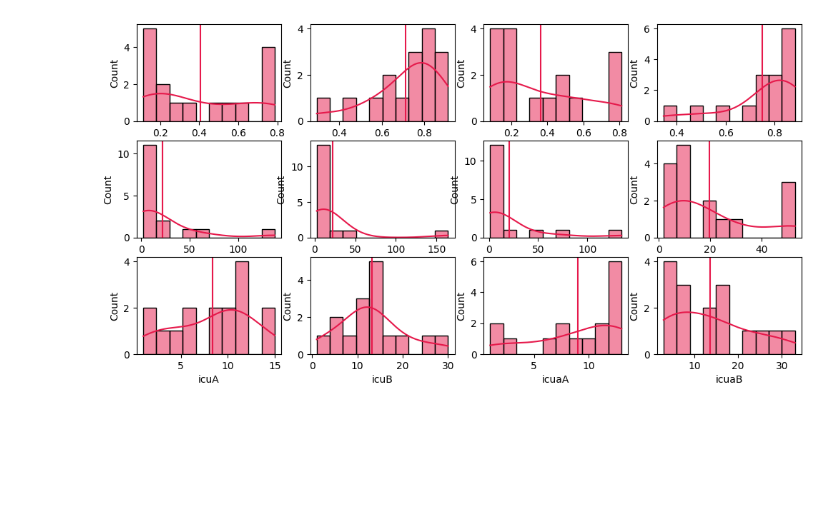
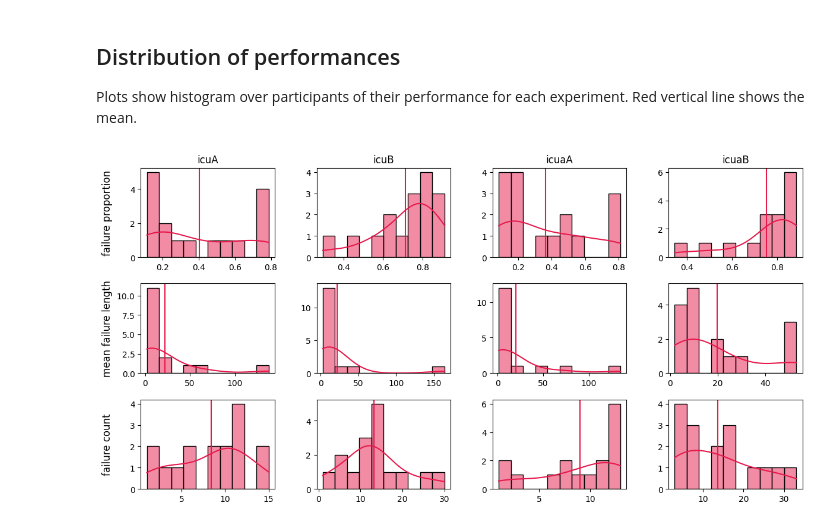
Before and after one commit to dicelab-rhul/icua-data-analysis, a Jupyter notebook: demographics.ipynb, the cells around one changed output. Saved outputs shown, nothing was run; the diff lists cells and outputs as text; code cells hidden in the pictures; blank space fills up the shorter version.

```diff
--- a/demographics.ipynb
+++ b/demographics.ipynb
@@ -55,29 +54,41 @@ pd.set_option("display.max_rows", 10)
 # %%
-# Visualises performance distributions
+# VISUALISE PERFORMANCE DISTRIBUTIONS
+data = load_nested_dict('data/Processed')
+df = compute_failure_interval_statistics(data, Statistics.compute_failure_proportion)
+fig, axes = plt.subplots(ncols=4, nrows=3, figsize=(12,6)) # TODO no magic, compute nrows & ncols...
+fig.tight_layout()
 
-def visualise_performance_distribution(df, axes):
+def visualise_performance_distribution(df, axes, titles=False, label=None):
     df = df[['participant', 'experiment', 'total']]
     df = df.pivot(index='participant', columns='experiment', values='total')
     exp = df.reset_index(drop=True).select_dtypes(include="number").columns.to_list()
+    ax0 = axes.ravel()[0]
+    ax0.text(-0.25, 0.5, label, transform=ax0.transAxes, rotation=90, va='center', ha='center', fontsize=12)
+
     for c, ax in zip(exp, axes.ravel()):
         sns.histplot(df[c], ax=ax, bins=10, kde=True)
         ax.axvline(x=df[c].mean().item())
+        ax.set_xlabel(None), ax.set_ylabel(None)
+        if titles:
+            ax.set_title(c)
 
-data = load_nested_dict('data/Processed')
-
-df = compute_failure_interval_statistics(data, Statistics.compute_failure_proportion)
-exp = df.reset_index(drop=True).select_dtypes(include="number").columns.to_list()
-
-fig, axes = plt.subplots(ncols=len(exp), nrows=3, figsize=(12,6))
-
-visualise_performance_distribution(df, axes[0])
+visualise_performance_distribution(df, axes[0], titles=True, label="failure proportion")
 
 # NOTE: this performance is problematic, the distribution has a very long tail... some people did pretty bad!
 df = compute_failure_interval_statistics(data, Statistics.compute_mean_interval_length)
-visualise_performance_distribution(df, axes[1])
+visualise_performance_distribution(df, axes[1], label="mean failure length")
 
 df = compute_failure_interval_statistics(data, Statistics.compute_failure_count)
-visualise_performance_distribution(df, axes[2])
+visualise_performance_distribution(df, axes[2], label="failure count")
+
+markdown("""
+## Distribution of performances
+Plots show histogram over participants of their performance for each experiment. Red vertical line shows the mean.
+""")
+plt.show()
 # %% [output]
+
+## Distribution of performances
+Plots show histogram over participants of their performance for each experiment. Red vertical line shows the mean.
-[figure, old version]
+[figure, new version]
 # %%
```
Also changed, not shown: parts of 7 cells of this notebook, 3 other files.
